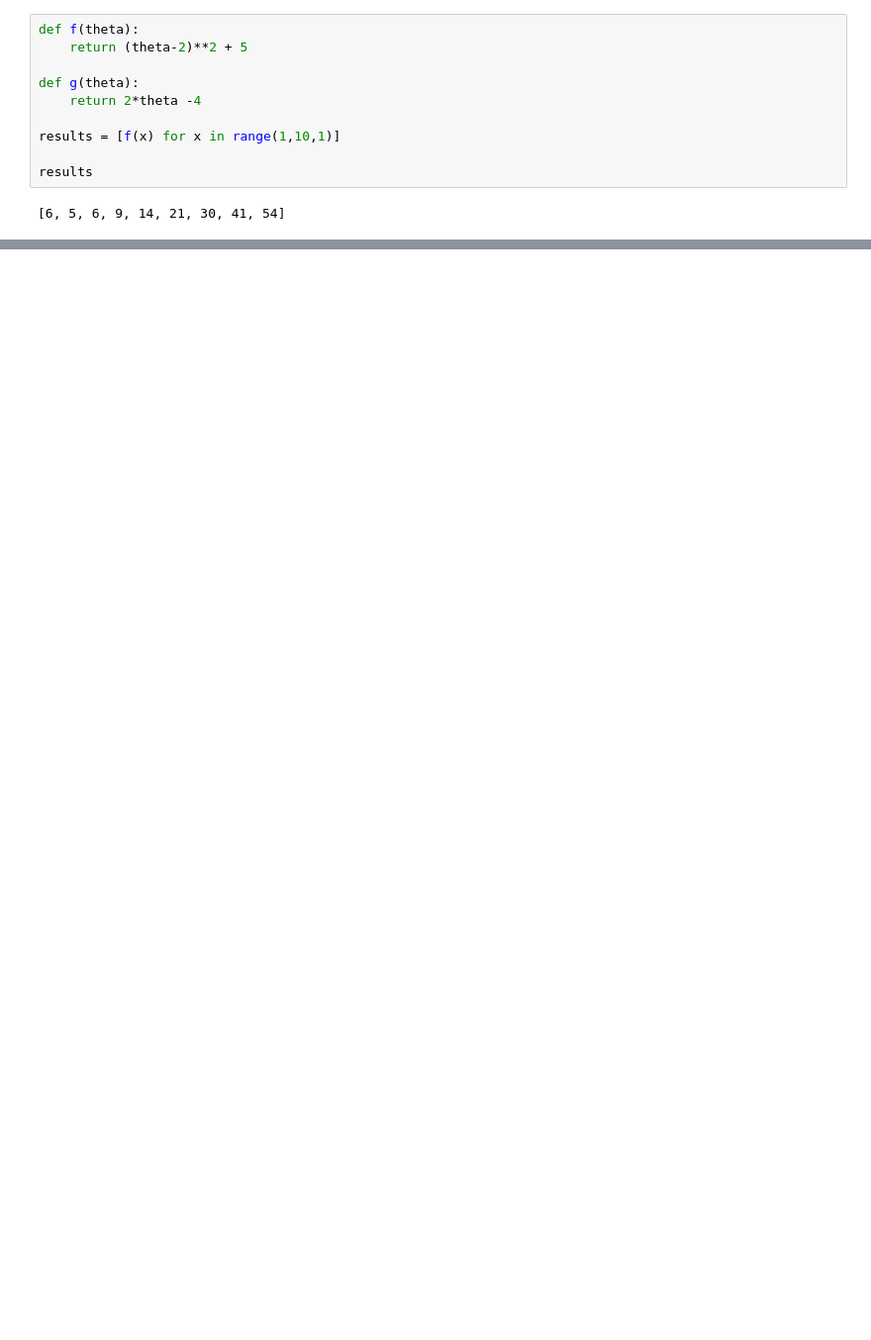
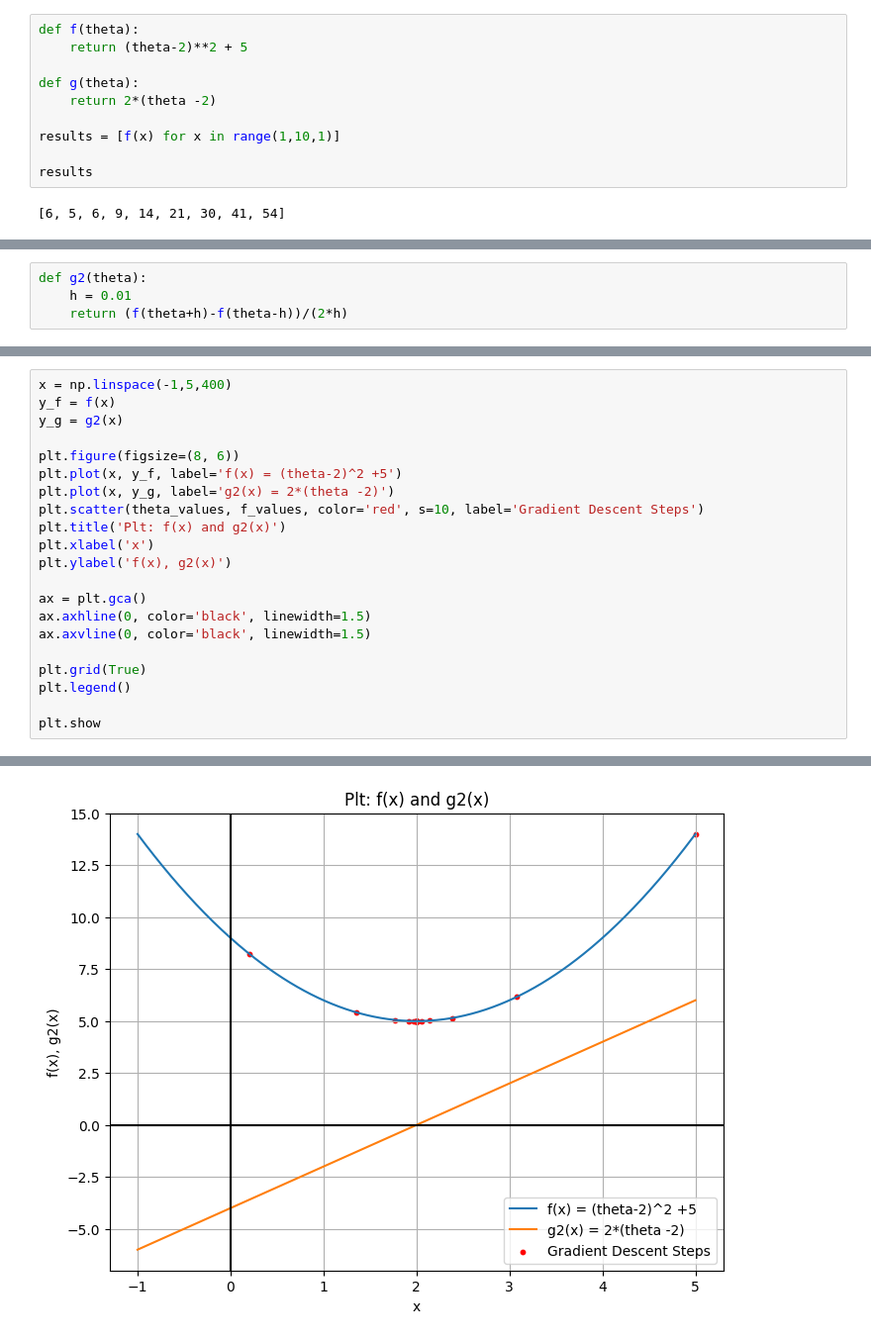
Before and after one commit to FinnReinders/Labs, a Jupyter notebook: Lab2.ipynb, the cells around one changed output, grey strips where cells are left out. Shown at 99% size. Drawn from its saved outputs; the diff is of its cells as text; blank space fills up the shorter version.

```diff
--- a/Lab2.ipynb
+++ b/Lab2.ipynb
@@ -9,7 +15,7 @@ def f(theta):
     return (theta-2)**2 + 5
 
 def g(theta):
-    return 2*theta -4
+    return 2*(theta -2)
 
 results = [f(x) for x in range(1,10,1)]
 
@@ -50,0 +102,4 @@ print(g(2))
+# %%
+def g2(theta):
+    h = 0.01
+    return (f(theta+h)-f(theta-h))/(2*h)
@@ -50,0 +138,22 @@ print(g(2))
+# %%
+x = np.linspace(-1,5,400)
+y_f = f(x)
+y_g = g2(x)
+
+plt.figure(figsize=(8, 6))
+plt.plot(x, y_f, label='f(x) = (theta-2)^2 +5')
+plt.plot(x, y_g, label='g2(x) = 2*(theta -2)')
+plt.scatter(theta_values, f_values, color='red', s=10, label='Gradient Descent Steps')
+plt.title('Plt: f(x) and g2(x)')
+plt.xlabel('x')
+plt.ylabel('f(x), g2(x)')
+
+ax = plt.gca()
+ax.axhline(0, color='black', linewidth=1.5)
+ax.axvline(0, color='black', linewidth=1.5)
+
+plt.grid(True)
+plt.legend()
+
+plt.show
+# %% [output]
@@ -50,0 +161 @@ print(g(2))
+[figure, added]
```
Also changed, not shown: parts of 16 cells of this notebook, 2 other files.
